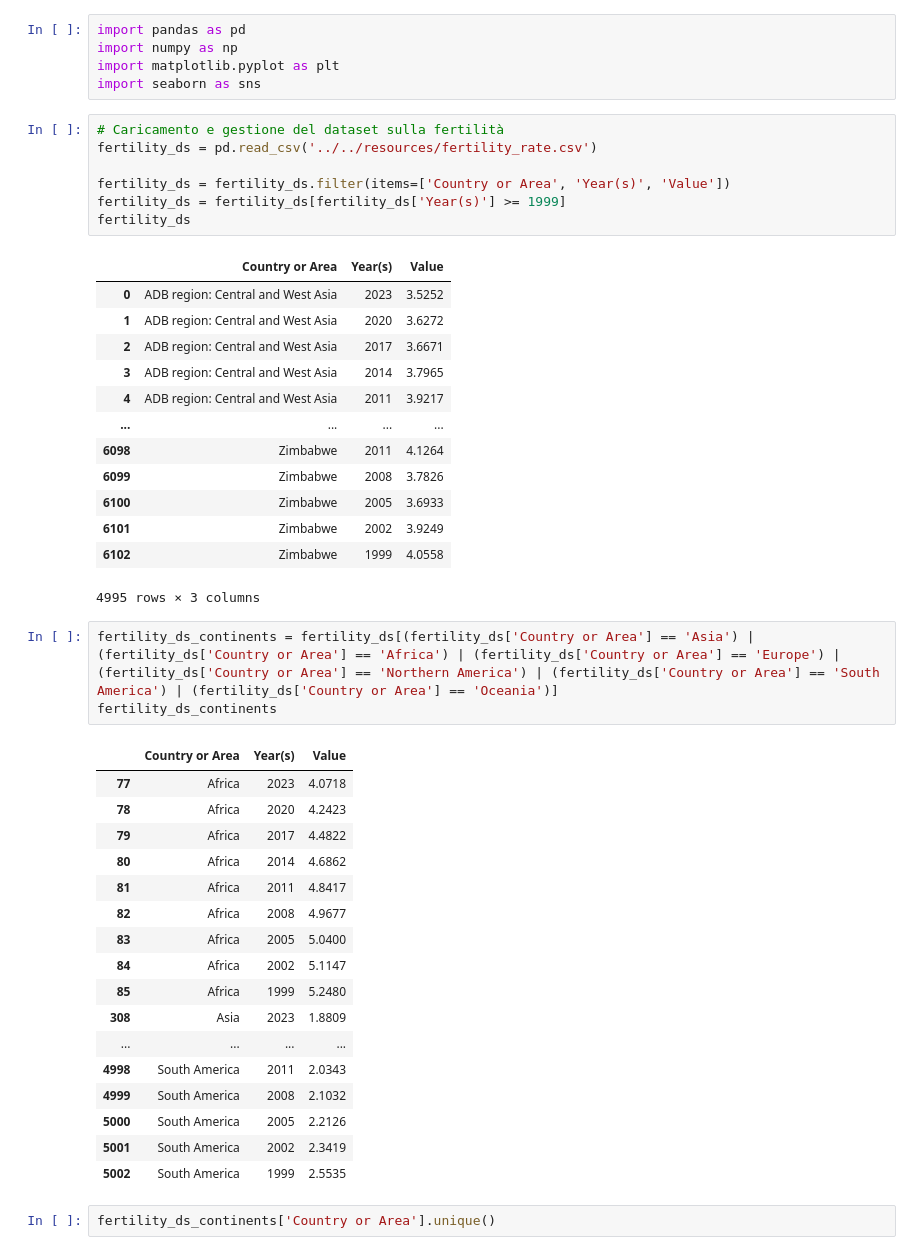
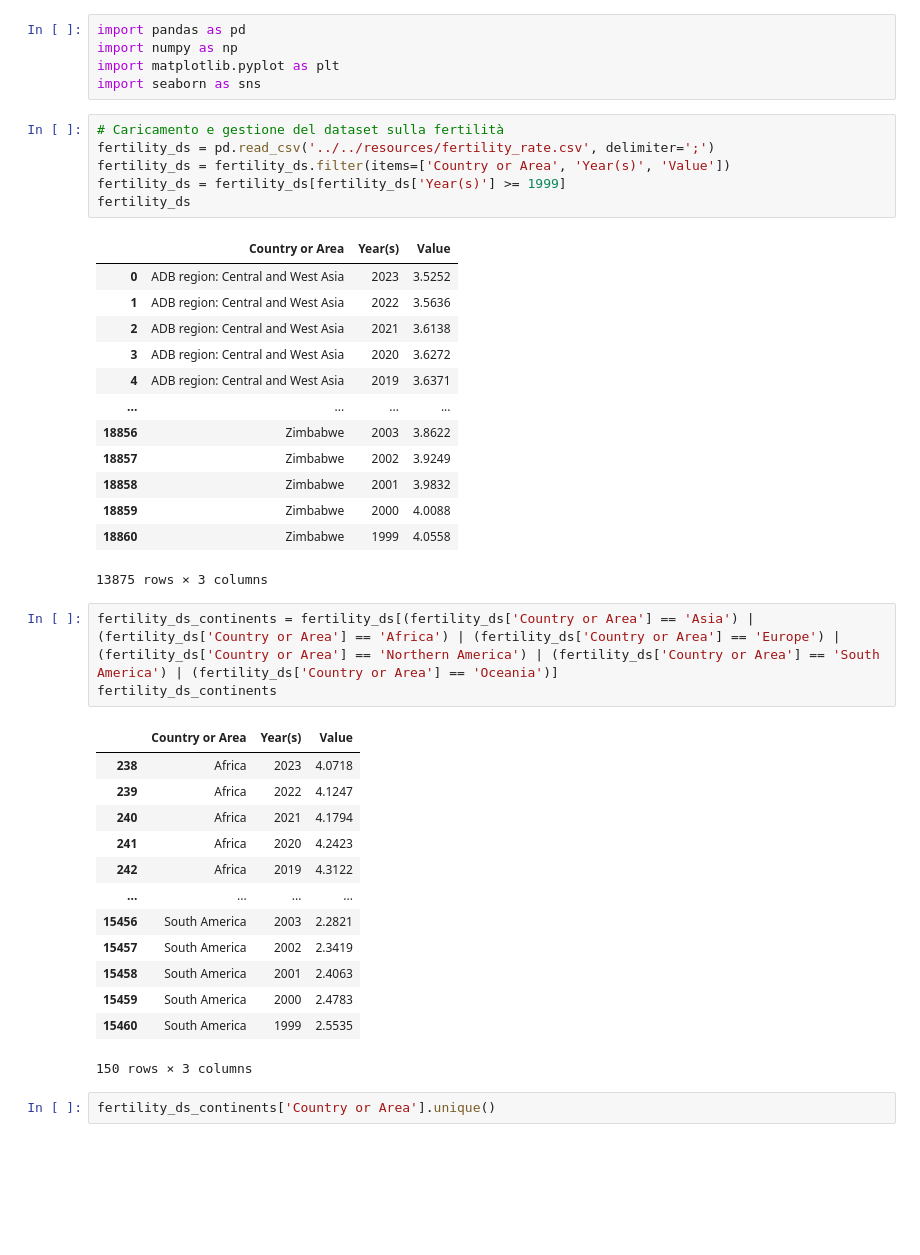
Before and after one commit to ByZeroMatt/SciVis_Project_2024, a Jupyter notebook: src/main/main.ipynb, the cells around one changed output. Saved outputs shown, nothing was run; the diff lists cells and outputs as text; blank space fills up the shorter version.

```diff
--- a/src/main/main.ipynb
+++ b/src/main/main.ipynb
@@ -5,46 +5,41 @@ import matplotlib.pyplot as plt
 import seaborn as sns
 # %%
 # Caricamento e gestione del dataset sulla fertilità
-fertility_ds = pd.read_csv('../../resources/fertility_rate.csv')
-
+fertility_ds = pd.read_csv('../../resources/fertility_rate.csv', delimiter=';')
 fertility_ds = fertility_ds.filter(items=['Country or Area', 'Year(s)', 'Value'])
 fertility_ds = fertility_ds[fertility_ds['Year(s)'] >= 1999]
 fertility_ds
 # %% [output]
 |  | Country or Area | Year(s) | Value |
 | 0 | ADB region: Central and West Asia | 2023 | 3.5252 |
-| 1 | ADB region: Central and West Asia | 2020 | 3.6272 |
-| 2 | ADB region: Central and West Asia | 2017 | 3.6671 |
-| 3 | ADB region: Central and West Asia | 2014 | 3.7965 |
-| 4 | ADB region: Central and West Asia | 2011 | 3.9217 |
+| 1 | ADB region: Central and West Asia | 2022 | 3.5636 |
+| 2 | ADB region: Central and West Asia | 2021 | 3.6138 |
+| 3 | ADB region: Central and West Asia | 2020 | 3.6272 |
+| 4 | ADB region: Central and West Asia | 2019 | 3.6371 |
 | ... | ... | ... | ... |
-| 6098 | Zimbabwe | 2011 | 4.1264 |
-| 6099 | Zimbabwe | 2008 | 3.7826 |
-| 6100 | Zimbabwe | 2005 | 3.6933 |
-| 6101 | Zimbabwe | 2002 | 3.9249 |
-| 6102 | Zimbabwe | 1999 | 4.0558 |
+| 18856 | Zimbabwe | 2003 | 3.8622 |
+| 18857 | Zimbabwe | 2002 | 3.9249 |
+| 18858 | Zimbabwe | 2001 | 3.9832 |
+| 18859 | Zimbabwe | 2000 | 4.0088 |
+| 18860 | Zimbabwe | 1999 | 4.0558 |
-4995 rows × 3 columns
+13875 rows × 3 columns
 # %%
 fertility_ds_continents = fertility_ds[(fertility_ds['Country or Area'] == 'Asia') | (fertility_ds['Country or Area'] == 'Africa') | (fertility_ds['Country or Area'] == 'Europe') | (fertility_ds['Country or Area'] == 'Northern America') | (fertility_ds['Country or Area'] == 'South America') | (fertility_ds['Country or Area'] == 'Oceania')]
 fertility_ds_continents
 # %% [output]
 |  | Country or Area | Year(s) | Value |
-| 77 | Africa | 2023 | 4.0718 |
-| 78 | Africa | 2020 | 4.2423 |
-| 79 | Africa | 2017 | 4.4822 |
-| 80 | Africa | 2014 | 4.6862 |
-| 81 | Africa | 2011 | 4.8417 |
-| 82 | Africa | 2008 | 4.9677 |
-| 83 | Africa | 2005 | 5.0400 |
-| 84 | Africa | 2002 | 5.1147 |
-| 85 | Africa | 1999 | 5.2480 |
-| 308 | Asia | 2023 | 1.8809 |
+| 238 | Africa | 2023 | 4.0718 |
+| 239 | Africa | 2022 | 4.1247 |
+| 240 | Africa | 2021 | 4.1794 |
+| 241 | Africa | 2020 | 4.2423 |
+| 242 | Africa | 2019 | 4.3122 |
 | ... | ... | ... | ... |
-| 4998 | South America | 2011 | 2.0343 |
-| 4999 | South America | 2008 | 2.1032 |
-| 5000 | South America | 2005 | 2.2126 |
-| 5001 | South America | 2002 | 2.3419 |
-| 5002 | South America | 1999 | 2.5535 |
+| 15456 | South America | 2003 | 2.2821 |
+| 15457 | South America | 2002 | 2.3419 |
+| 15458 | South America | 2001 | 2.4063 |
+| 15459 | South America | 2000 | 2.4783 |
+| 15460 | South America | 1999 | 2.5535 |
+150 rows × 3 columns
 # %%
 fertility_ds_continents['Country or Area'].unique()
 # %% [output]
```
Also changed, not shown: parts of 6 cells of this notebook, 1 other file.
